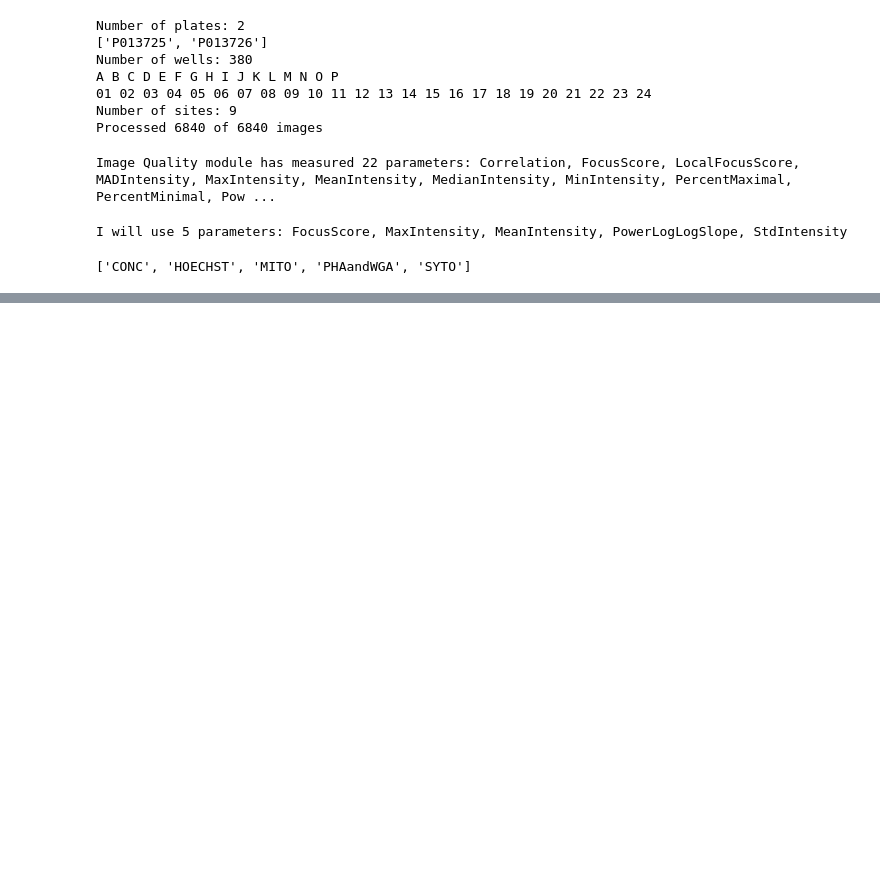
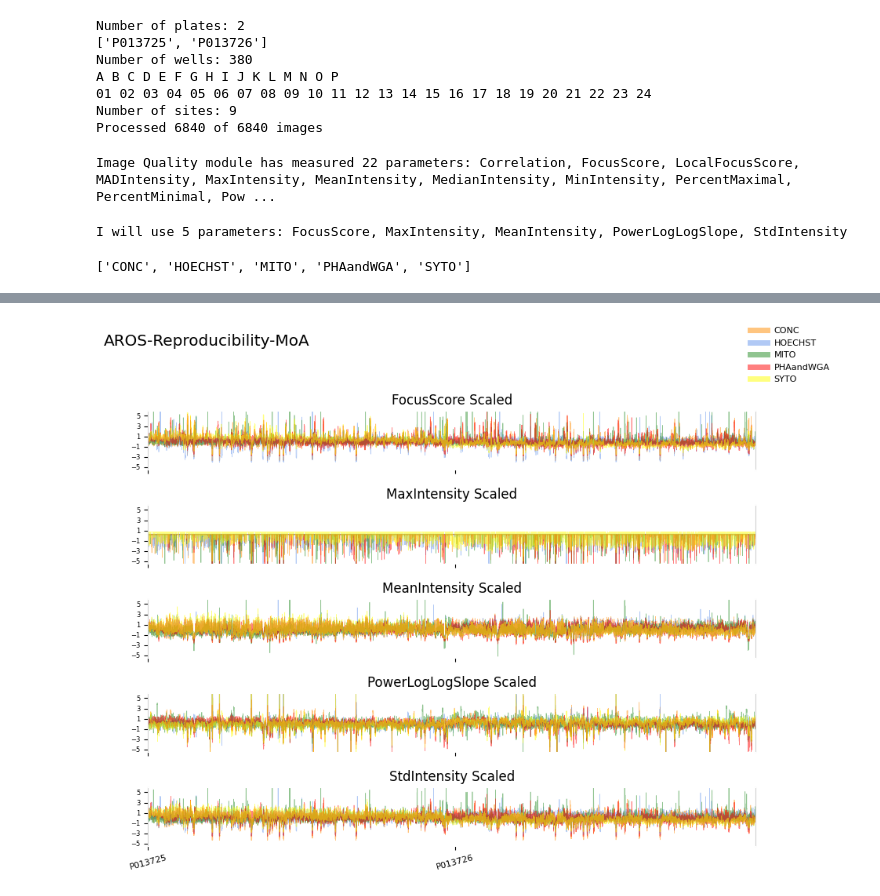
Before and after one commit to pharmbio/pharmbio_package, a Jupyter notebook: test_pandas.ipynb, the cells around one changed output, grey strips where cells are left out. Saved outputs shown, nothing was run; the diff lists cells and outputs as text; code cells hidden in the pictures; blank space fills up the shorter version.

```diff
--- a/test_pandas.ipynb
+++ b/test_pandas.ipynb
@@ -236,0 +292,65 @@ ChannelNames
+# %%
+import matplotlib.pyplot as plt
+import numpy as np
+from sklearn.preprocessing import StandardScaler
+import pandas as pd
+import math
+
+# Configuration parameters
+colors = ['darkorange', 'cornflowerblue', 'forestgreen', 'red', 'yellow']
+figure_size = (10, 5)
+font_size = 12
+num_subplots = len(data_frame_list)
+y_range = [-5.5, 6]
+
+fig = plt.figure(figsize=(figure_size[0], 1.5 * num_subplots))
+fig.suptitle(NameContains, fontsize=font_size*1.2, x=0.2)
+
+for i in range(num_subplots):
+    # Extract the current DataFrame and its name
+    current_df = data_frame_dictionary[data_frame_list[i]]
+    current_df_name = image_quality_measures[i]
+
+    # Scale the data
+    scaler = StandardScaler()
+    current_df_scaled = pd.DataFrame(scaler.fit_transform(current_df), columns=ChannelNames)
+
+    # Set subplot settings
+    ax = fig.add_subplot(num_subplots, 1, i+1)
+    ax.set_title(current_df_name + ' Scaled', fontsize=font_size)
+    ax.set_facecolor('w')
+    ax.spines['bottom'].set_color('w')
+    ax.spines['top'].set_color('w')
+    ax.spines['left'].set_color('lightgrey')
+    ax.spines['right'].set_color('lightgrey')
+    ax.set_xlim([0, len(current_df_scaled.index)])
+    ax.set_ylim(y_range[0], y_range[1])
+    ax.grid(visible=True, which='major', axis='x', color='lightgrey', linestyle='-', linewidth=1, alpha=1)
+    ax.grid(visible=True, which='major', axis='y', color='lightgrey', linestyle='-', linewidth=1, alpha=1)
+    ax.tick_params(axis='x', labelbottom=i == num_subplots - 1)
+
+    # Plot the data
+    current_df_scaled.plot(kind='line', linewidth=0.5, alpha=0.5, ax=ax, legend=None, color=colors)
+
+    xticks = np.arange(0, len(current_df_scaled.index), NrOfSites*NrOfColumns*NrOfRows)
+    yticks = np.arange(start=math.ceil(y_range[0]), stop=y_range[1], step=2)
+    ax.set_xticks(xticks)
+    ax.set_yticks(yticks)
+
+    if i == num_subplots - 1:
+        ax.set_xticklabels(PlateNames)
+        for tick in ax.xaxis.get_major_ticks():
+            tick.label1.set_fontsize(font_size - 4)
+            tick.label1.set_rotation(15)
+    for tick in ax.yaxis.get_major_ticks():
+        tick.label1.set_fontsize(6)
+
+# Adjust subplot layout and set legend
+plt.subplots_adjust(top=0.85, hspace=0.60)
+legend = fig.legend(ChannelNames, fontsize=8, frameon=False)
+for line in legend.get_lines():
+    line.set_linewidth(5.0)
+
+plt.show()
+# %% [output]
+[figure, added]
```
Also changed, not shown: parts of 7 cells of this notebook, 4 other files.
